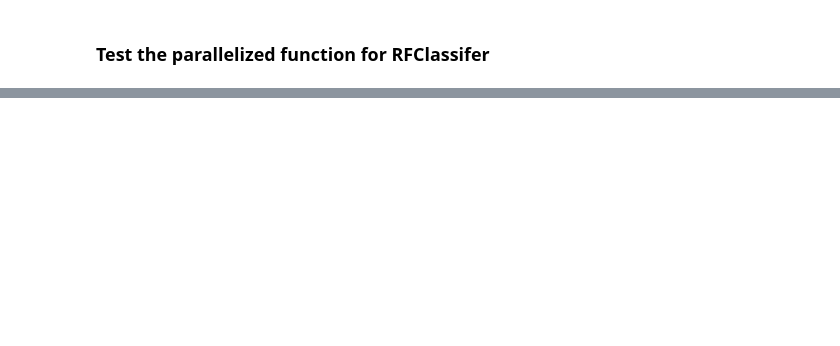
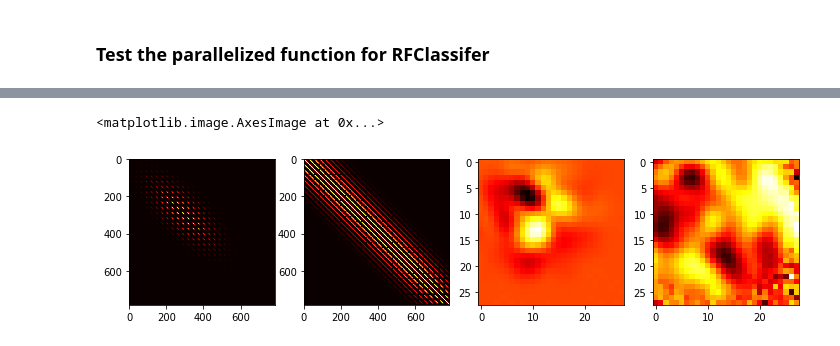
Before and after one commit to BruntonUWBio/structured-random-features, a Jupyter notebook: new_version/estimator_test.ipynb, the cells around one changed output, grey strips where cells are left out. Drawn from its saved outputs; the diff is of its cells as text; code cells hidden in the pictures; blank space fills up the shorter version.

```diff
--- a/new_version/estimator_test.ipynb
+++ b/new_version/estimator_test.ipynb
@@ -130,0 +150,28 @@ Wall time: 2min 26s
+# %%
+K = V1_inspired_kernel_matrix(784, 5, 3, [10, 10])
+normalize = np.diag(np.diag(1 / np.sqrt(K)))
+K_norm = normalize @ K @ normalize
+
+L = la.cholesky(K)
+W = np.dot(L, np.random.randn(784))
+
+L = la.cholesky(K_norm)
+W_norm =  np.dot(L, np.random.randn(784))
+
+
+fig = plt.figure(figsize=(12, 8))
+ax = fig.add_subplot(141)
+plt.imshow(K, cmap='hot')
+
+ax = fig.add_subplot(142)
+plt.imshow(K_norm, cmap='hot')
+
+
+ax = fig.add_subplot(143)
+plt.imshow(W.reshape(28, 28), cmap='hot')
+
+ax = fig.add_subplot(144)
+plt.imshow(W_norm.reshape(28, 28), cmap='hot')
+# %% [output]
+<matplotlib.image.AxesImage at 0x...>
+[figure, added]
```
Also changed, not shown: parts of 16 cells of this notebook, 34 other files.
